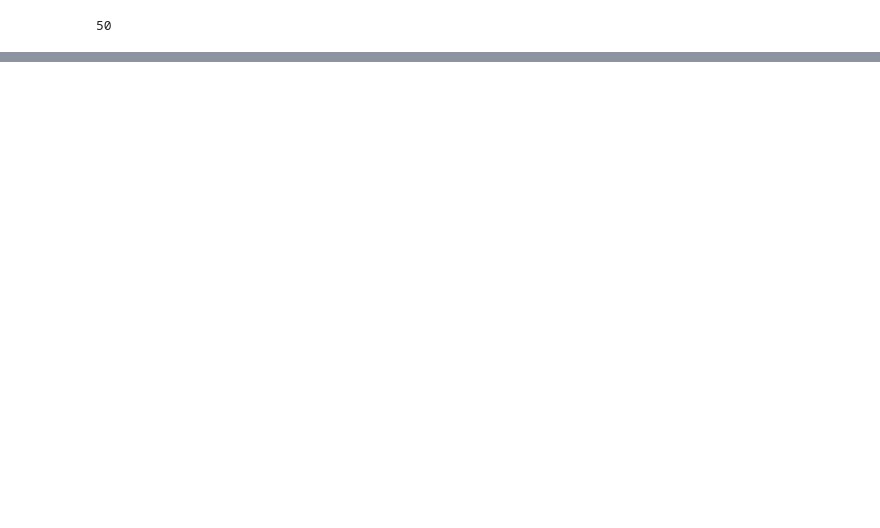
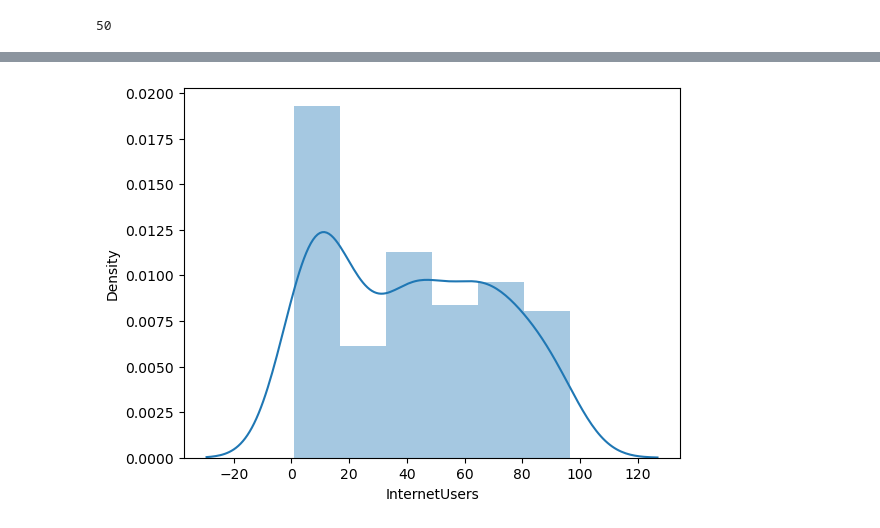
Before and after one commit to pmkmohan/PythonTraining, a Jupyter notebook: Pandas for Student practice.ipynb, the cells around one changed output, grey strips where cells are left out. Drawn from its saved outputs; the diff is of its cells as text; code cells hidden in the pictures; blank space fills up the shorter version.

Commit message:
Added Matplotlib.pyplot

```diff
--- a/Pandas for Student practice.ipynb
+++ b/Pandas for Student practice.ipynb
@@ -784,0 +833,3 @@ len(df[df.IncomeGroup == 'Lower middle income'])
+# %%
+%matplotlib inline # KEEP THE GRAPH PROPER SHAPE
+plt.rcParams['figure.figsize'] = 6,2 # height & width of the graph
@@ -784,0 +880,4 @@ len(df[df.IncomeGroup == 'Lower middle income'])
+# %%
+vis1 = sns.distplot(df['InternetUsers'])  # univariate analysis
+# %% [output]
+[figure, added]
```
Also changed, not shown: parts of 50 cells of this notebook.
